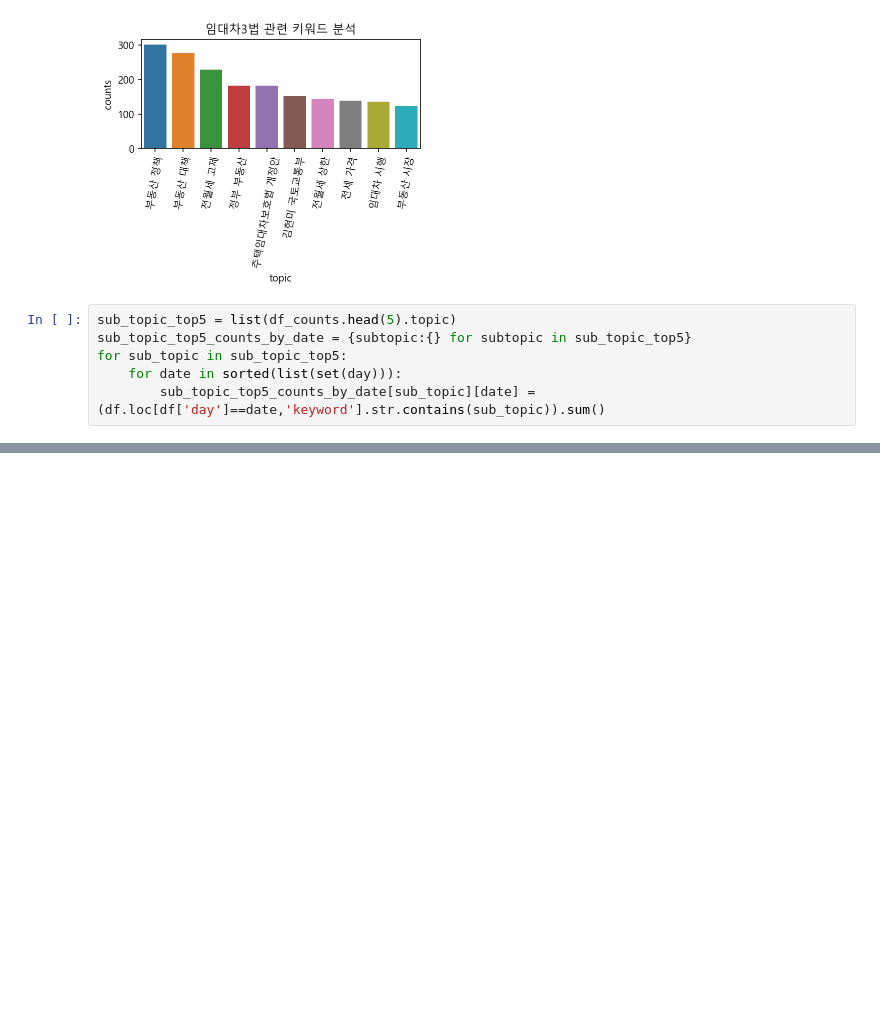
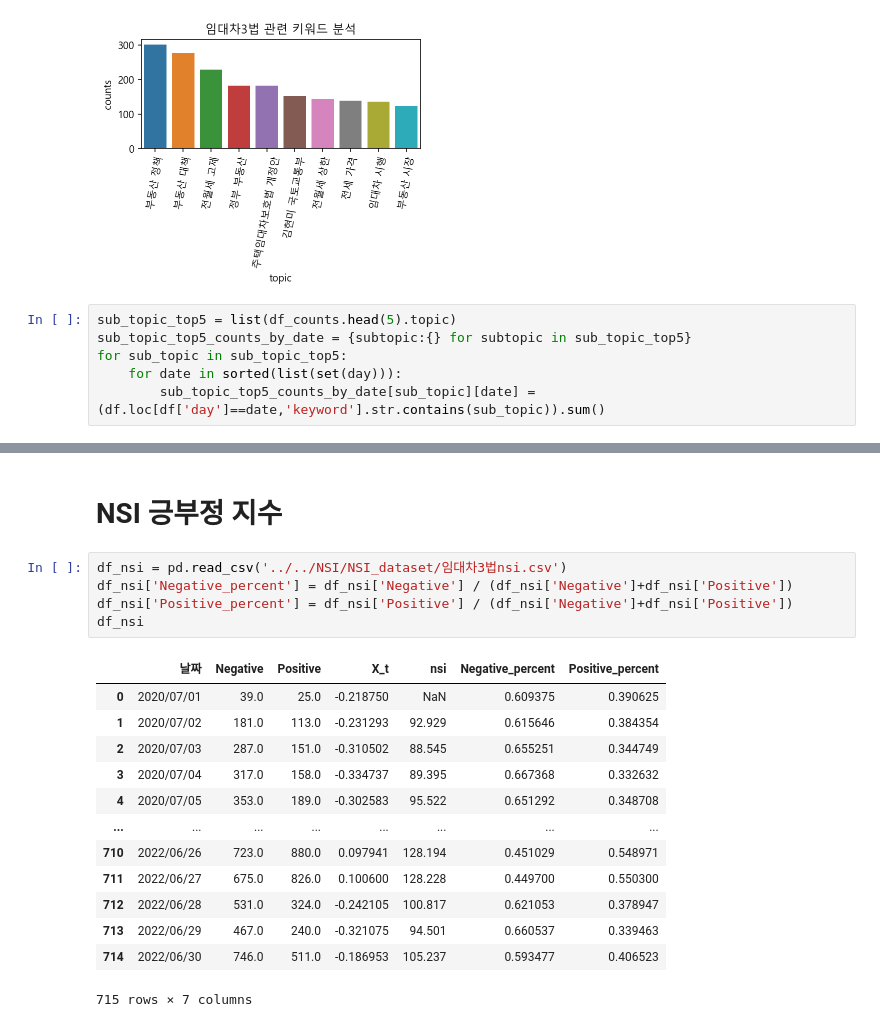
Before and after one commit to sabinleee/Trend-analysis, a Jupyter notebook: NSI/visualization/visualization_time_series_analysis.ipynb, the cells around one changed output, grey strips where cells are left out. Drawn from its saved outputs; the diff is of its cells as text; blank space fills up the shorter version.

```diff
--- a/NSI/visualization/visualization_time_series_analysis.ipynb
+++ b/NSI/visualization/visualization_time_series_analysis.ipynb
@@ -106,3 +106,24 @@ ax.xaxis.set_major_locator(dates.AutoDateLocator())
 _ = sns.lineplot(sub_topic_top5_counts_by_date)
 # %% [output]
 [figure]
+# %% [markdown]
+# NSI 긍부정 지수
+# %%
+df_nsi = pd.read_csv('../../NSI/NSI_dataset/임대차3법nsi.csv')
+df_nsi['Negative_percent'] = df_nsi['Negative'] / (df_nsi['Negative']+df_nsi['Positive'])
+df_nsi['Positive_percent'] = df_nsi['Positive'] / (df_nsi['Negative']+df_nsi['Positive'])
+df_nsi
+# %% [output]
+|  | 날짜 | Negative | Positive | X_t | nsi | Negative_percent | Positive_percent |
+| 0 | 2020/07/01 | 39.0 | 25.0 | -0.218750 | NaN | 0.609375 | 0.390625 |
+| 1 | 2020/07/02 | 181.0 | 113.0 | -0.231293 | 92.929 | 0.615646 | 0.384354 |
+| 2 | 2020/07/03 | 287.0 | 151.0 | -0.310502 | 88.545 | 0.655251 | 0.344749 |
+| 3 | 2020/07/04 | 317.0 | 158.0 | -0.334737 | 89.395 | 0.667368 | 0.332632 |
+| 4 | 2020/07/05 | 353.0 | 189.0 | -0.302583 | 95.522 | 0.651292 | 0.348708 |
+| ... | ... | ... | ... | ... | ... | ... | ... |
+| 710 | 2022/06/26 | 723.0 | 880.0 | 0.097941 | 128.194 | 0.451029 | 0.548971 |
+| 711 | 2022/06/27 | 675.0 | 826.0 | 0.100600 | 128.228 | 0.449700 | 0.550300 |
+| 712 | 2022/06/28 | 531.0 | 324.0 | -0.242105 | 100.817 | 0.621053 | 0.378947 |
+| 713 | 2022/06/29 | 467.0 | 240.0 | -0.321075 | 94.501 | 0.660537 | 0.339463 |
+| 714 | 2022/06/30 | 746.0 | 511.0 | -0.186953 | 105.237 | 0.593477 | 0.406523 |
+715 rows × 7 columns
```
Also changed, not shown: parts of 5 cells of this notebook.
